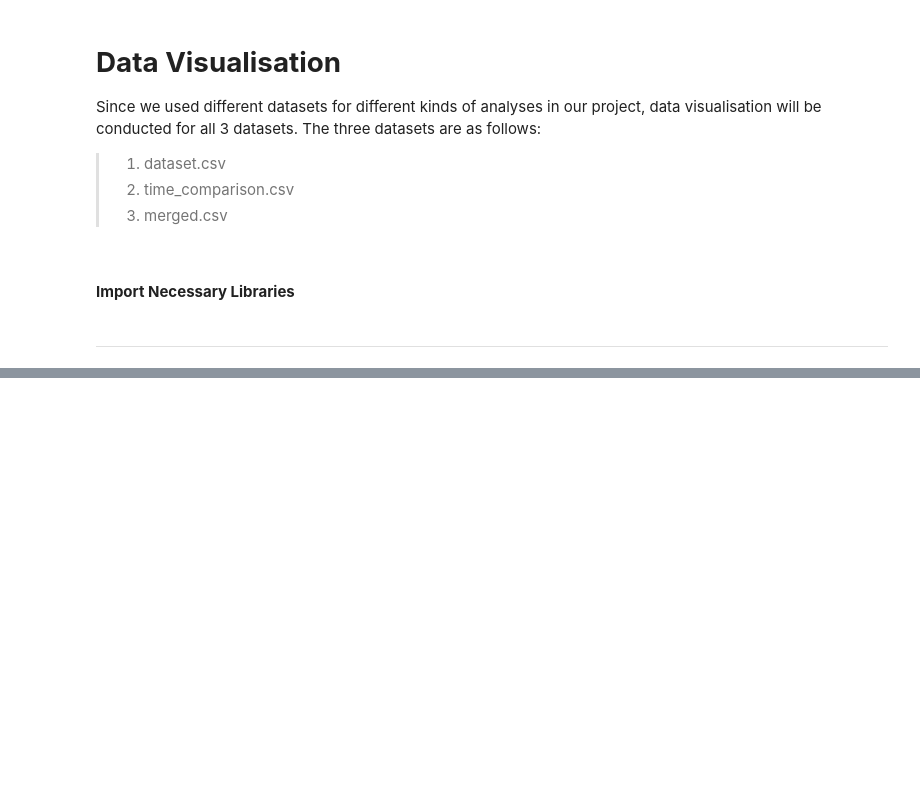
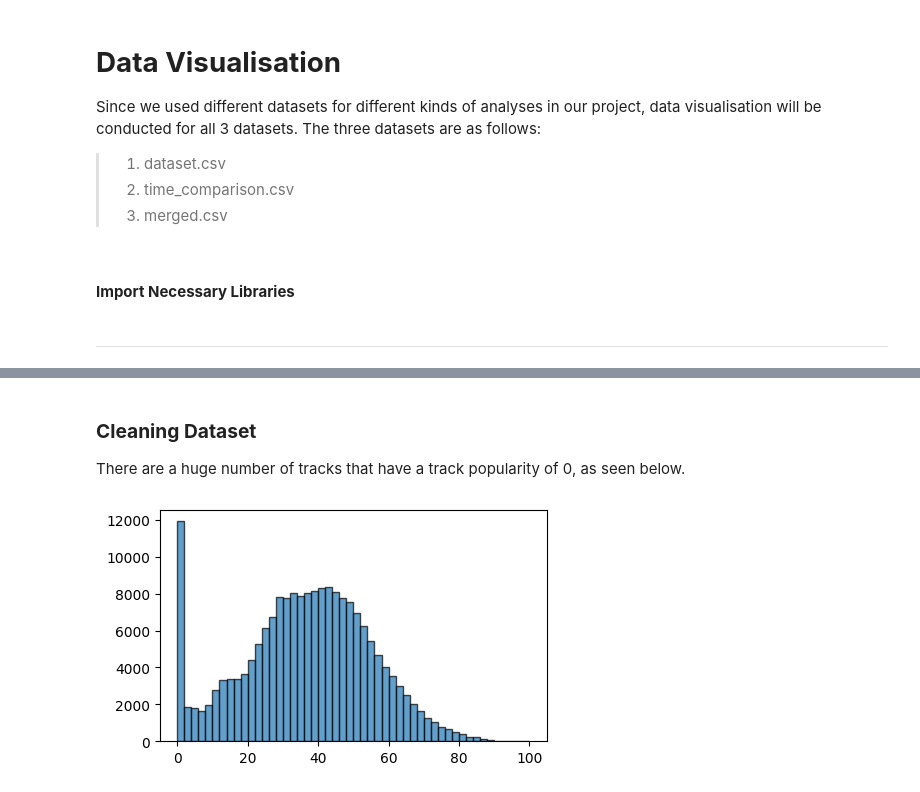
Before and after one commit to justkk4/dsai-spotipy-project, a Jupyter notebook: data-visualisation.ipynb, the cells around one changed output, grey strips where cells are left out. Drawn from its saved outputs; the diff is of its cells as text; code cells hidden in the pictures; blank space fills up the shorter version.

```diff
--- a/data-visualisation.ipynb
+++ b/data-visualisation.ipynb
@@ -112,0 +23,3 @@ violin_tp = sb.violinplot(data=predictors["Track Popularity"], orient="h", ax=ax
+# %%
+merged200k = pd.read_csv("datasets/merged200k.csv")
+merged200k
@@ -112,0 +40,9 @@ violin_tp = sb.violinplot(data=predictors["Track Popularity"], orient="h", ax=ax
+# %% [markdown]
+### **Cleaning Dataset**
+There are a huge number of tracks that have a track popularity of 0, as seen below.
+# %%
+plt.figure(figsize=(5, 3))
+plt.hist(merged200k['Track Popularity'], bins=50, alpha=0.7, edgecolor='black')
+plt.show()
+# %% [output]
+[figure, added]
```
Also changed, not shown: parts of 60 cells of this notebook, 16 other files.
